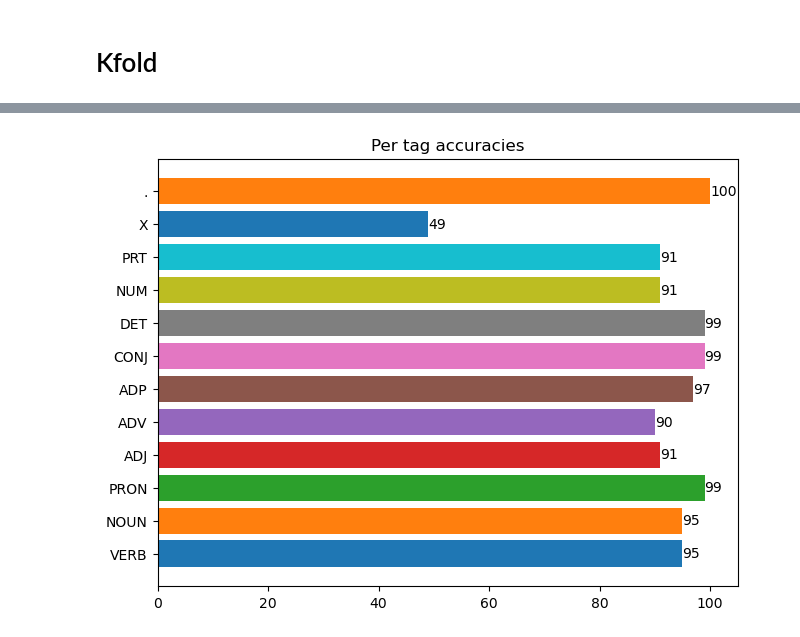
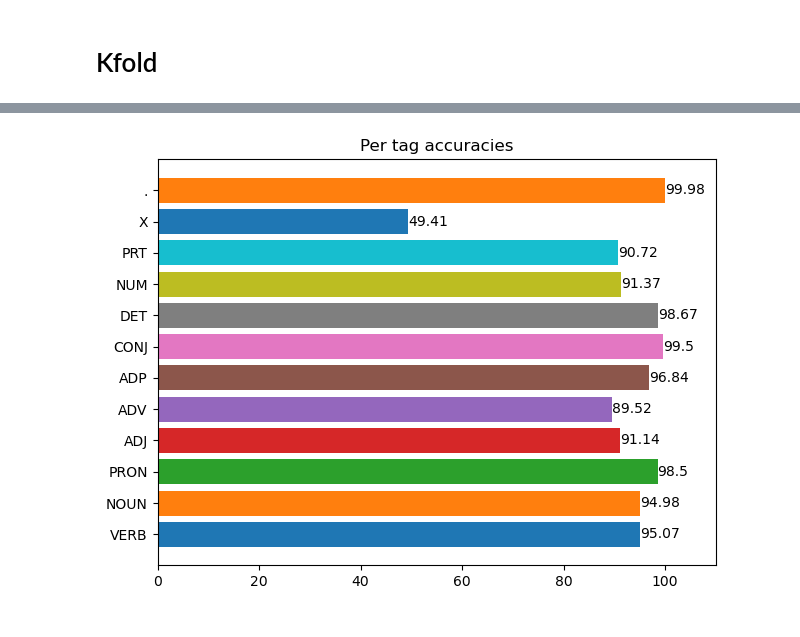
Before and after one commit to Gurupoorna/NLP-tasks, a Jupyter notebook: POS tagging-scratch.ipynb, the cells around one changed output, grey strips where cells are left out. Cells and saved outputs as stored; diff of their text form; code cells hidden in the pictures.

```diff
--- a/POS tagging-scratch.ipynb
+++ b/POS tagging-scratch.ipynb
@@ -115,11 +117,13 @@ Do they match ? :  False
 # %% [markdown]
 # Kfold
 # %%
-@njit
-def viterbi_prmt(Xx,A,Pi,B):
+@njit(parallel=True)
+def viterbi_parll(Xx,A,Pi,B):
     out = np.zeros(Xx.shape, dtype=np.int16)-1
-    Xx = Xx[Xx>-1]
-    out[:Xx.shape[0]], _, _ = viterbi_log(Xx, A, Pi, B)
+    for i in range(Xx.shape[0]):
+        O = Xx[i]
+        O = O[O>-1]
+        out[i,:O.shape[0]], _, _ = viterbi_log(O, A, Pi, B)
     return out
 # %%
 from sklearn.model_selection import KFold
@@ -134,7 +138,6 @@ ST = to_numpy(tagged_sents, words, pos_tags)
 
 accuracies = []
 conf_matrices = []
-
 for train_index, test_index in kf.split(ST):
     # Split data into training and testing sets
     train_ST = ST[train_index]
@@ -144,15 +147,16 @@ for train_index, test_index in kf.split(ST):
     A, B, Pi = get_prob(train_ST, len(words), len(pos_tags))
 
     # Testing
-    pred = np.apply_along_axis(viterbi_prmt,1,test_ST_o,A,Pi,B)
+    pred = viterbi_parll(test_ST_o, A, Pi, B)
 
     assert ((pred == -1) == (test_ST_q == -1)).all()
     conf_matx = confusion_matrix(pred[pred!=-1].ravel(),test_ST_q[test_ST_q!=-1].ravel())
+
     # Per label accuracy which i think turns out same as precision
     prec_s = conf_matx.sum(axis=0)
     prec_s[prec_s==0] = 1 # handling division by zero
     precis = conf_matx.diagonal() / prec_s
-    # i'll do recall also, just in case
+    # calc recall also, just in case
     # rec_s = conf_matx.sum(axis=1)
     # rec_s[rec_s==0] = 1 # handling division by zero
     # recal = conf_matx.diagonal() / rec_s
@@ -162,6 +166,7 @@ for train_index, test_index in kf.split(ST):
 
 per_tag_acc = np.array(accuracies).mean(axis=0)
 print('Per tag accuracies :\n',per_tag_acc)
+print('Confusion matrices from every fold :\n',*conf_matrices,sep='\n')
 # %% [output]
 Per tag accuracies :
  [0.95071283 0.94981182 0.9850441  0.91142681 0.89520908 0.96835217
@@ -169,10 +188,11 @@ Per tag accuracies :
 # %%
-
 import matplotlib.pyplot as plt
-fig, ax = plt.subplots(layout='constrained')
-bars = ax.barh(pos_tags, np.round(per_tag_acc,2)*100,color=['C'+str(k) for k in range(12)])
+per_tag_acc = np.array(accuracies).mean(axis=0)
+fig, ax = plt.subplots(layout='tight')
+bars = ax.barh(pos_tags, np.round(per_tag_acc,4)*100,color=['C'+str(k) for k in range(len(pos_tags))])
 ax.bar_label(bars)
+ax.set_xlim(0,110)
 ax.set_title('Per tag accuracies')
 plt.show()
 # %% [output]
-[figure, old version]
+[figure, new version]
```
Also changed, not shown: parts of 5 cells of this notebook, 1 other file.
